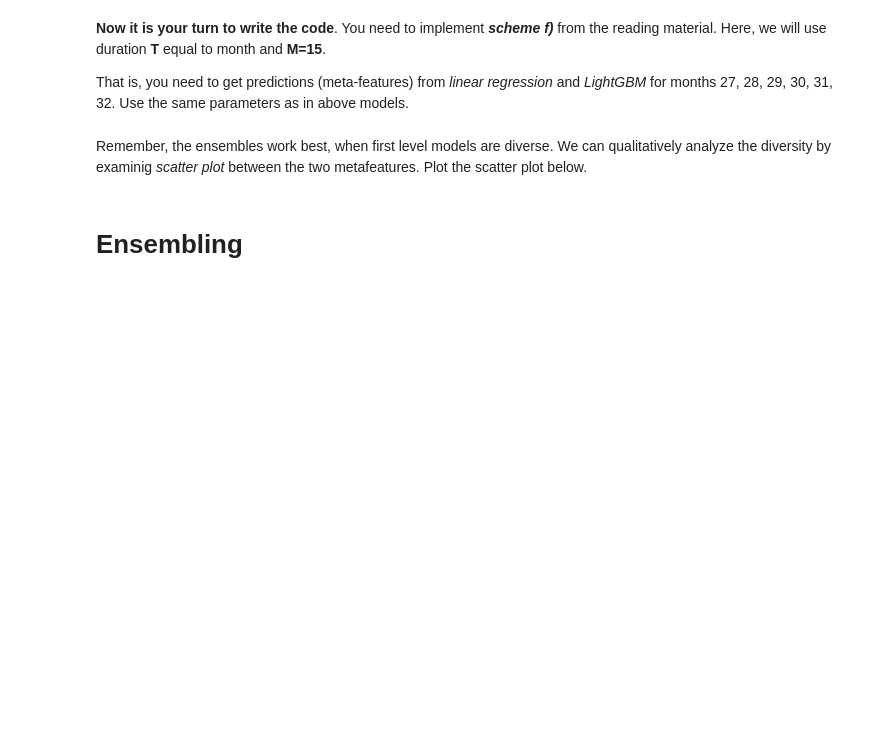
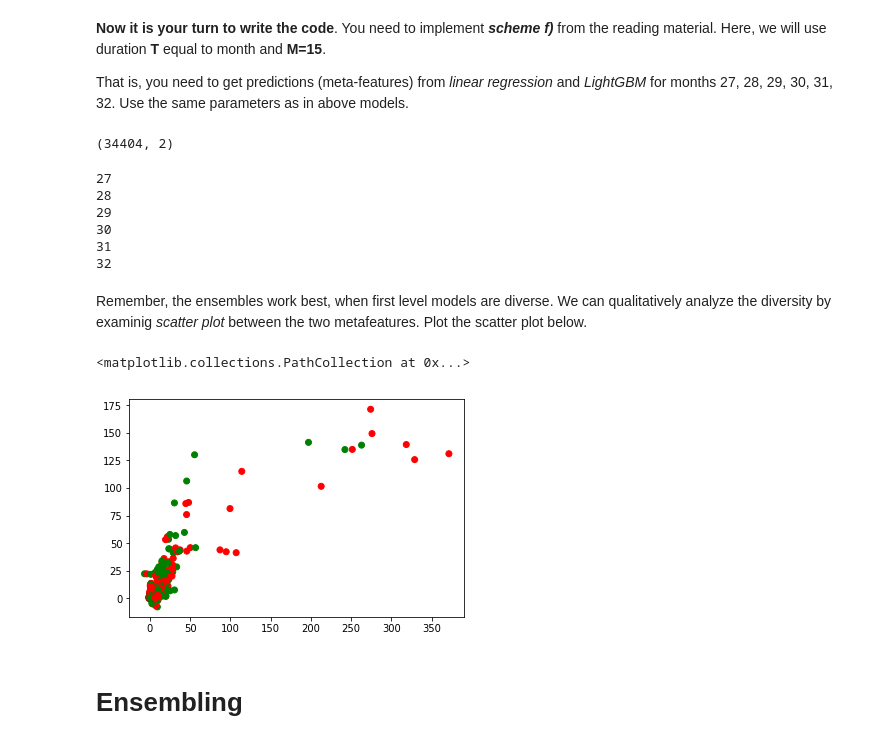
Before and after one commit to kryvokhyzha/examples-and-courses, a Jupyter notebook: How to Win a Data Science Competition/Week 4/Programming_assignment_week_4.ipynb, the cells around one changed output. Drawn from its saved outputs; the diff is of its cells as text; code cells hidden in the pictures; blank space fills up the shorter version.

```diff
--- a/How to Win a Data Science Competition/Week 4/Programming_assignment_week_4.ipynb
+++ b/How to Win a Data Science Competition/Week 4/Programming_assignment_week_4.ipynb
@@ -235,3 +255,7 @@ y_train_level2 = y_train[dates_train.isin([27, 28, 29, 30, 31, 32])]
+# %%
+X_train_level2.shape
+# %% [output]
+(34404, 2)
 # %%
 # And here we create 2nd level feeature matrix, init it with zeros first
 X_train_level2 = np.zeros([y_train_level2.shape[0], 2])
@@ -251,10 +275,27 @@ for cur_block_num in [27, 28, 29, 30, 31, 32]:
            Make sure the order of the meta-features is the same as in `X_test_level2`
     '''
 
-    #  YOUR CODE GOES HERE
+    X_train_block = all_data.loc[dates < cur_block_num].drop(to_drop_cols, axis=1)
+    X_test_block = all_data.loc[dates == cur_block_num].drop(to_drop_cols, axis=1)
+
+    y_train_block = all_data.loc[dates < cur_block_num, 'target'].values
+    y_test_block = all_data.loc[dates == cur_block_num, 'target'].values
+
+    lr.fit(X_train_block, y_train_block)
+    model = lgb.train(lgb_params, lgb.Dataset(X_train_block, label=y_train_block), 100)
+
+    X_train_level2[dates_train_level2 == cur_block_num, 0] = lr.predict(X_test_block.values)
+    X_train_level2[dates_train_level2 == cur_block_num, 1] = model.predict(X_test_block.values)
 
 
 # Sanity check
 assert np.all(np.isclose(X_train_level2.mean(axis=0), [ 1.50148988,  1.38811989]))
+# %% [output]
+27
+28
+29
+30
+31
+32
 # %% [markdown]
 Remember, the ensembles work best, when first level models are diverse. We can qualitatively analyze the diversity by examinig *scatter plot* between the two metafeatures. Plot the scatter plot below.
@@ -263,3 +302,8 @@ Remember, the ensembles work best, when first level models are diverse. We can q
+# %%
+plt.scatter(X_train_level2[:,0], X_train_level2[:,1], c=['green', 'red'])
+# %% [output]
+<matplotlib.collections.PathCollection at 0x...>
+[figure, added]
 # %% [markdown]
 # Ensembling
 # %% [markdown]
```
Also changed, not shown: parts of 8 cells of this notebook, 1 other file.
